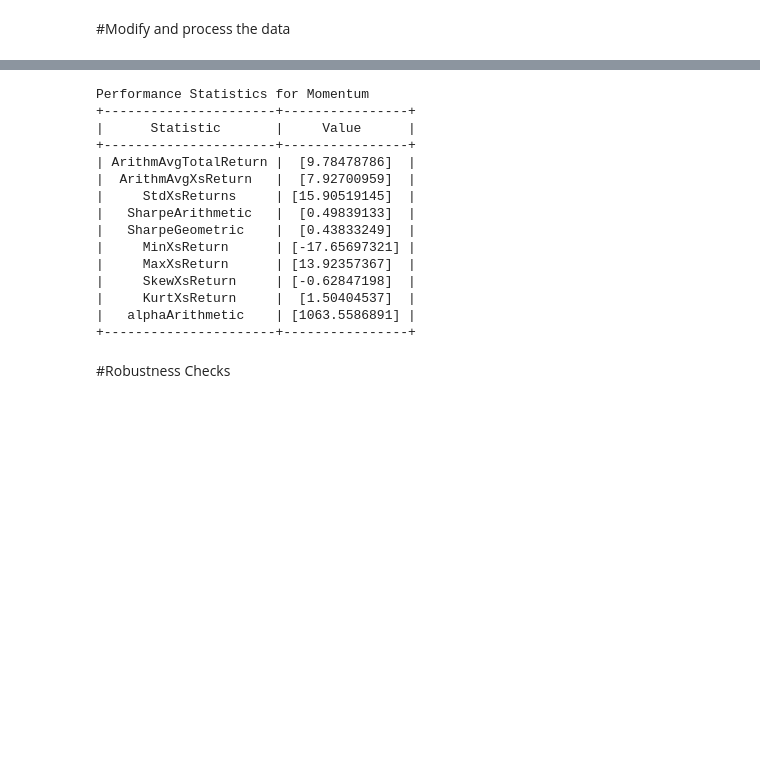
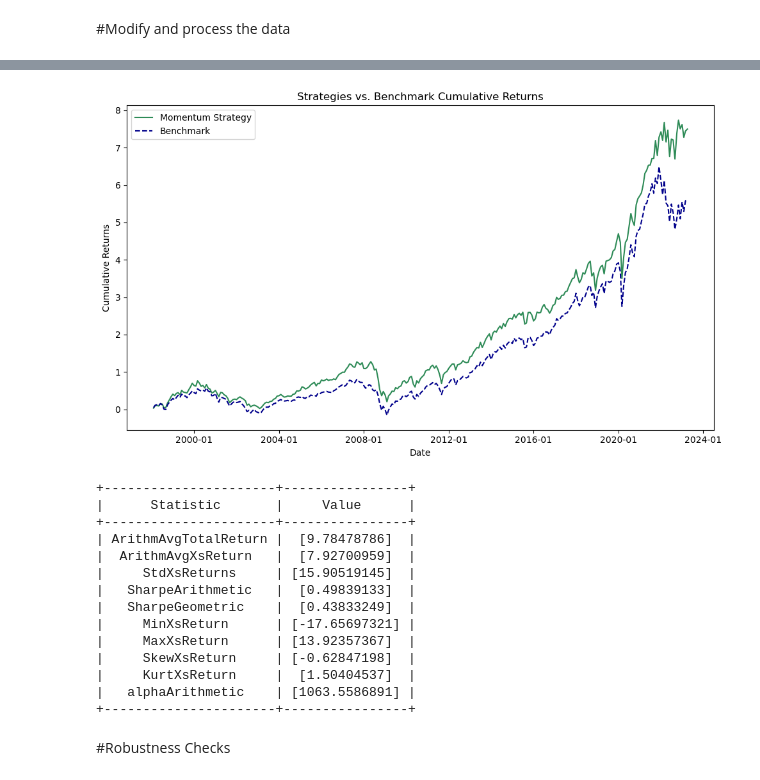
Before and after one commit to fabian-mugrauer/SPX-Industry-Momentum, a Jupyter notebook: notebooks/SPX_Industry_Momentum.ipynb, the cells around one changed output, grey strips where cells are left out. Saved outputs shown, nothing was run; the diff lists cells and outputs as text; code cells hidden in the pictures; blank space fills up the shorter version.

```diff
--- a/notebooks/SPX_Industry_Momentum.ipynb
+++ b/notebooks/SPX_Industry_Momentum.ipynb
@@ -20,3 +24,14 @@ True
+# %%
+parent_dir = os.path.dirname(os.getcwd())
+sys.path.append(parent_dir)
+parent_dir
+
+# import functions capable of handling specific needs related to financial markets data
+from src.models.financial_data_processor import FinancialDataProcessor
+data_processor = FinancialDataProcessor()
+
+from src.models.momentum_strategy import MomentumStrategy
+momentum = MomentumStrategy()
 # %% [markdown]
 Set the env variable.
 # %%
@@ -441,7 +251,11 @@ plt.show()
+# %%
+plot_strategies_with_benchmark(dates4plot, totalReturns_TC, returns_SPX_monthly, 'Momentum Strategy', startMonth)
+# %% [output]
+[figure, added]
 # %%
-ArithmAvgTotalReturn, ArithmAvgXsReturn, StdXsReturns, SharpeArithmetic, MinXsReturn, MaxXsReturn, SkewXsReturn, KurtXsReturn, alphaArithmetic, tvaluealpha, betas = summarizePerformance(xsReturns_TC, rf_d_monthly, returns_SPX_monthly, 12, startMonth, "Momentum")
+ArithmAvgTotalReturn, ArithmAvgXsReturn, StdXsReturns, SharpeArithmetic, MinXsReturn, MaxXsReturn, SkewXsReturn, KurtXsReturn, alphaArithmetic, tvaluealpha, betas, summary_table = summarizePerformance(xsReturns_TC, rf_d_monthly, returns_SPX_monthly, 12, startMonth, "Momentum")
+print(summary_table)
 # %% [output]
-Performance Statistics for Momentum
 +----------------------+----------------+
 |      Statistic       |     Value      |
 +----------------------+----------------+
```
Also changed, not shown: parts of 26 cells of this notebook.
